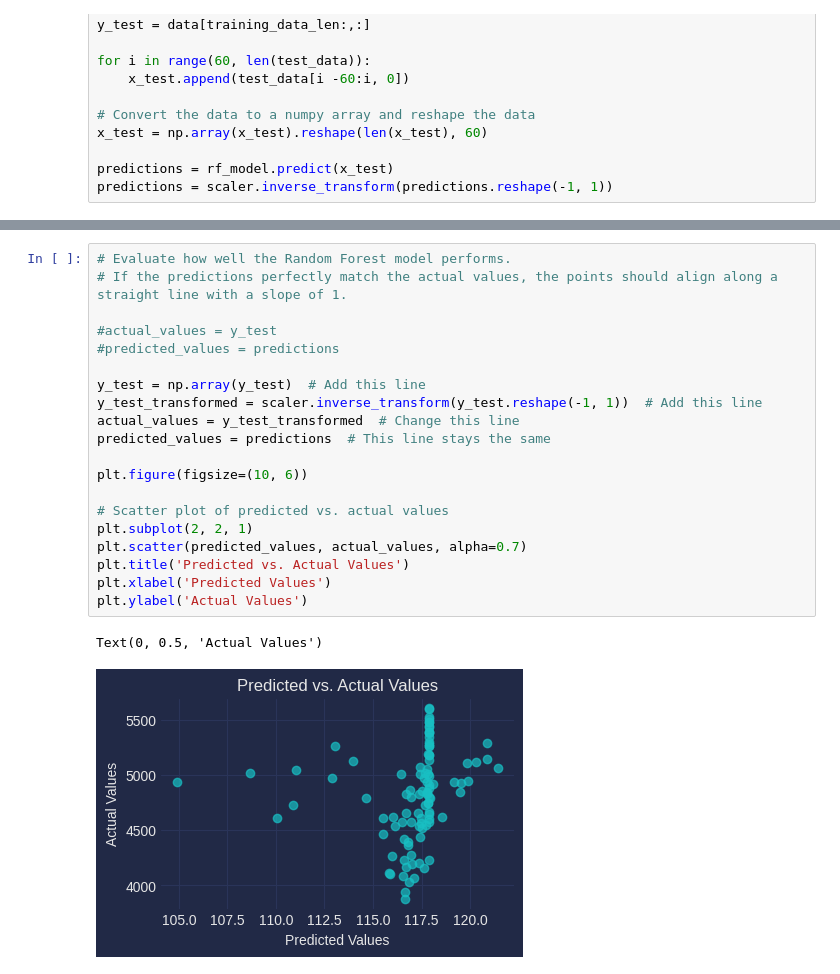
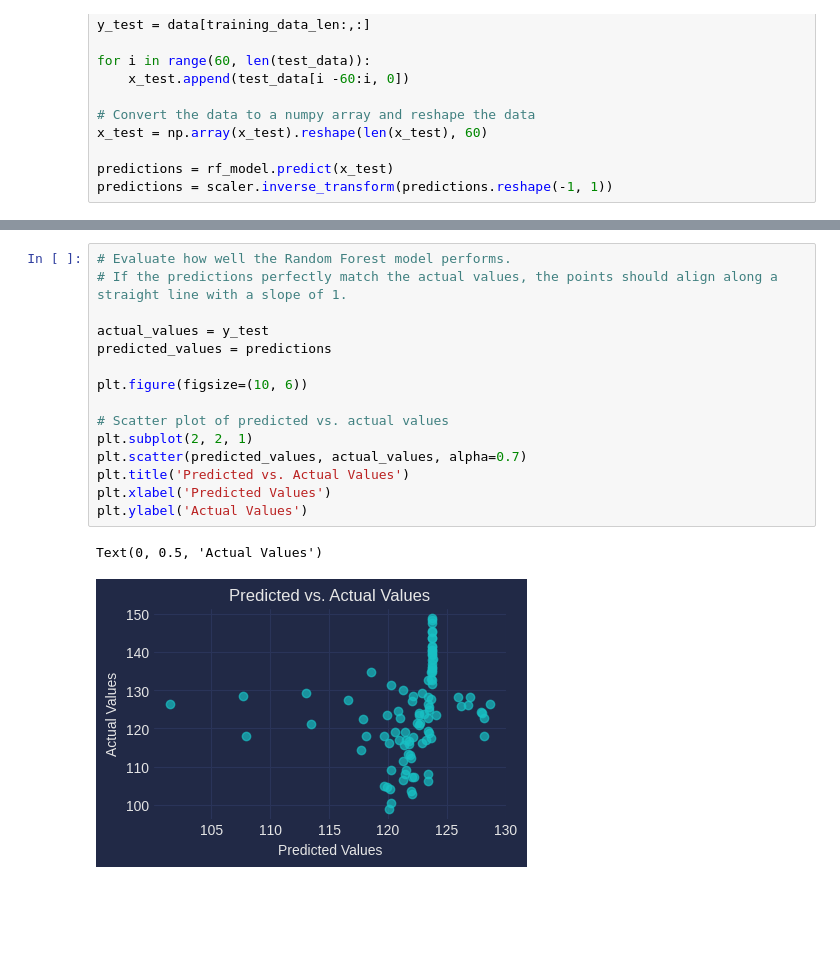
Before and after one commit to bernicelau430/Time_Series_Forecasting_for_Stock_Analysis, a Jupyter notebook: RandomForest.ipynb, the cells around one changed output, grey strips where cells are left out. Cells and saved outputs as stored; diff of their text form; blank space fills up the shorter version.

```diff
--- a/RandomForest.ipynb
+++ b/RandomForest.ipynb
@@ -155,26 +155,21 @@ test
 # %%
 # Evaluate how well the Random Forest model performs.
 # If the predictions perfectly match the actual values, the points should align along a straight line with a slope of 1.
 
-#actual_values = y_test
-#predicted_values = predictions
-
-y_test = np.array(y_test)  # Add this line
-y_test_transformed = scaler.inverse_transform(y_test.reshape(-1, 1))  # Add this line
-actual_values = y_test_transformed  # Change this line
-predicted_values = predictions  # This line stays the same
+actual_values = y_test
+predicted_values = predictions
 
 plt.figure(figsize=(10, 6))
 
 # Scatter plot of predicted vs. actual values
 plt.subplot(2, 2, 1)
 plt.scatter(predicted_values, actual_values, alpha=0.7)
 plt.title('Predicted vs. Actual Values')
 plt.xlabel('Predicted Values')
 plt.ylabel('Actual Values')
 # %% [output]
 Text(0, 0.5, 'Actual Values')
-[figure, old version]
+[figure, new version]
 # %%
 # Evaluate the relationship between observed and predicted values.
 # Residuals distributed randomly around y = 0 indicate a well-captured data structure, whereas patterns or trends indicate model inadequacy.
```
Also changed, not shown: parts of 5 cells of this notebook.
